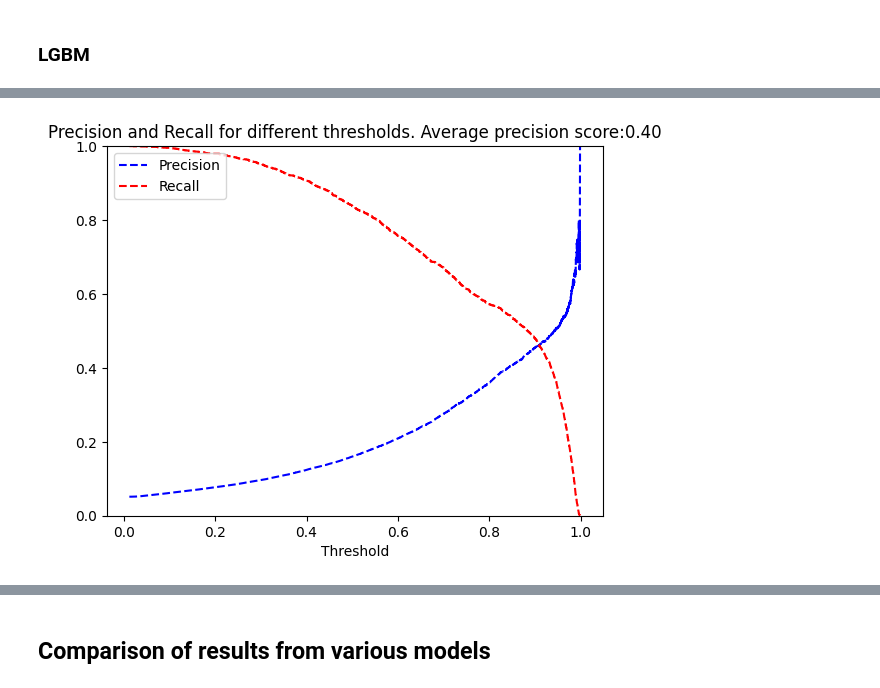
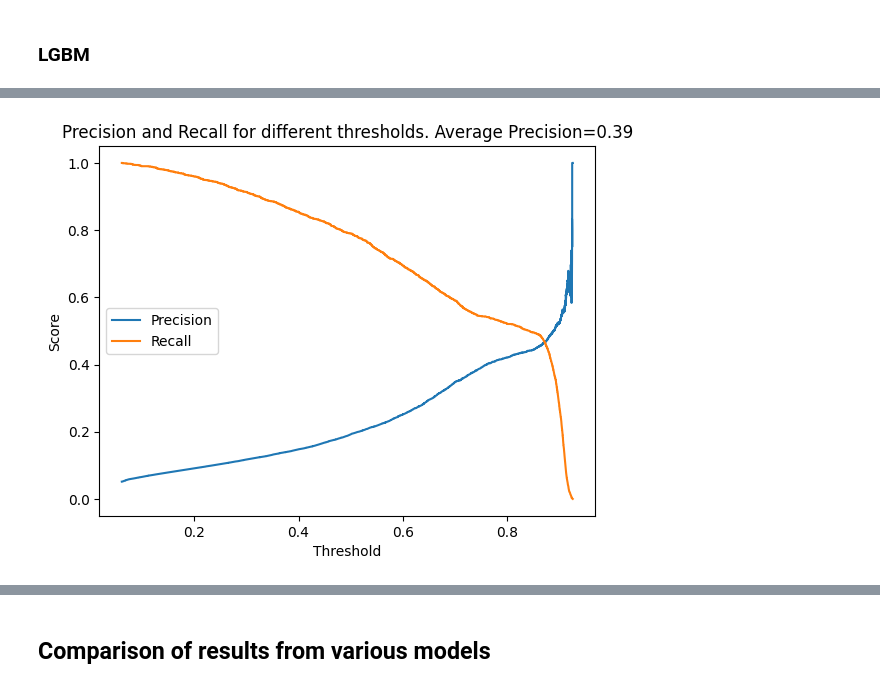
Before and after one commit to anuvrat-umich/siads_capstone, a Jupyter notebook: src/model.ipynb, the cells around one changed output, grey strips where cells are left out. Cells and saved outputs as stored; diff of their text form; code cells hidden in the pictures.

```diff
--- a/src/model.ipynb
+++ b/src/model.ipynb
@@ -334,7 +307,9 @@ array([0.])
 #### Specific LR Models
 # %%
 # Create an LR model
-clf_logistic = LogisticRegression(solver= "liblinear", penalty= "l1", C= 0.1)
+clf_logistic = LogisticRegression(solver="liblinear", penalty="l1", C=0.1)
+# Best parameters:{'C': 1, 'max_iter': 100, 'penalty': 'l2', 'solver': 'newton-cg'}
+clf_logistic = LogisticRegression(solver="newton-cg", penalty="l2", C=1, max_iter=100)
 
 # Fit the grid search to the data
 clf_logistic.fit(X_train, y_train)
@@ -346,7 +321,13 @@ y_pred = clf_logistic.predict(X_test)
 print("Classification report:")
 print(classification_report(y_test, y_pred))
 print("Confusion matrix:")
-display(pd.DataFrame(confusion_matrix(y_test, y_pred), index=["Actual 0", "Actual 1"], columns=["Predicted 0", "Predicted 1"]))
+display(
+    pd.DataFrame(
+        confusion_matrix(y_test, y_pred),
+        index=["Actual 0", "Actual 1"],
+        columns=["Predicted 0", "Predicted 1"],
+    )
+)
 print("Accuracy:", accuracy_score(y_test, y_pred))
 print("Precision:", precision_score(y_test, y_pred))
 print("Recall:", recall_score(y_test, y_pred))
@@ -642,7 +670,7 @@ clf_xgb = XGBClassifier(reg_alpha=0.002, colsample_bytree=0.8)
 precision_scorer = make_scorer(precision_score)
 
 # Instantiate the random search model with precision as the scoring function
-grid_search_xgb = RandomizedSearchCV(
+random_search_xgb = RandomizedSearchCV(
     estimator=clf_xgb,
     param_distributions=param_grid_xgb,
     n_iter=20,
@@ -654,8 +682,8 @@ grid_search_xgb = RandomizedSearchCV(
 )
 
 # Fit the grid search to the data
-grid_search_xgb.fit(X_train, y_train)
-print("Best parameters found: ", grid_search_xgb.best_params_)
+random_search_xgb.fit(X_train, y_train)
+print("Best parameters found: ", random_search_xgb.best_params_)
 # %% [output]
 Fitting 3 folds for each of 20 candidates, totalling 60 fits
 Best parameters found:  {'n_estimators': 480, 'min_child_weight': 1, 'max_depth': 1, 'learning_rate': 0.1, 'gamma': 0.2}
@@ -989,0 +1115,12 @@ Best score:0.8149117223893695
+# %%
+# Plot PR curve
+y_pred_prob = clf_lgb.predict_proba(X_test)[:, 1]
+precision, recall, thresholds = precision_recall_curve(y_test, y_pred_prob)
+average_precision = average_precision_score(y_test, y_pred_prob)
+# Show the average precision in the plot
+
+plt.plot(recall, precision)
+plt.xlabel("Recall")
+plt.ylabel("Precision")
+plt.title(f"Precision-Recall curve: Average Precision={average_precision:0.2f}")
+plt.show()
@@ -990,12 +1129,13 @@ Best score:0.8149117223893695
 # %%
-# Precision and Recall for different thresholds
-precision, recall, thresholds = precision_recall_curve(y_test, y_pred_prob)
-plt.plot(thresholds, precision[:-1], "b--", label="Precision")
-plt.plot(thresholds, recall[:-1], "r--", label="Recall")
+# Plot Precision and Recall for different thresholds
+plt.plot(thresholds, precision[1:], label="Precision")
+plt.plot(thresholds, recall[1:], label="Recall")
 plt.xlabel("Threshold")
-plt.legend(loc="upper left")
-plt.title(f"Precision and Recall for different thresholds. Average precision score:{average_precision_score(y_test, y_pred_prob):0.2f}")
-plt.ylim([0, 1])
+plt.ylabel("Score")
+plt.legend()
+plt.title(
+    f"Precision and Recall for different thresholds. Average Precision={average_precision:0.2f}"
+)
 plt.show()
 # %% [output]
-[figure, old version]
+[figure, new version]
```
Also changed, not shown: parts of 60 cells of this notebook, 2 other files.
